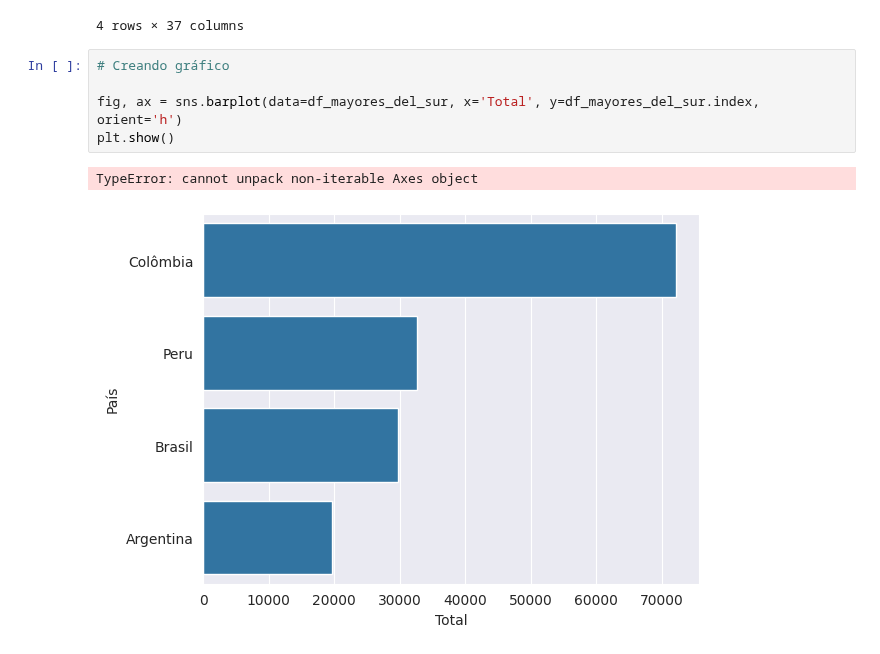
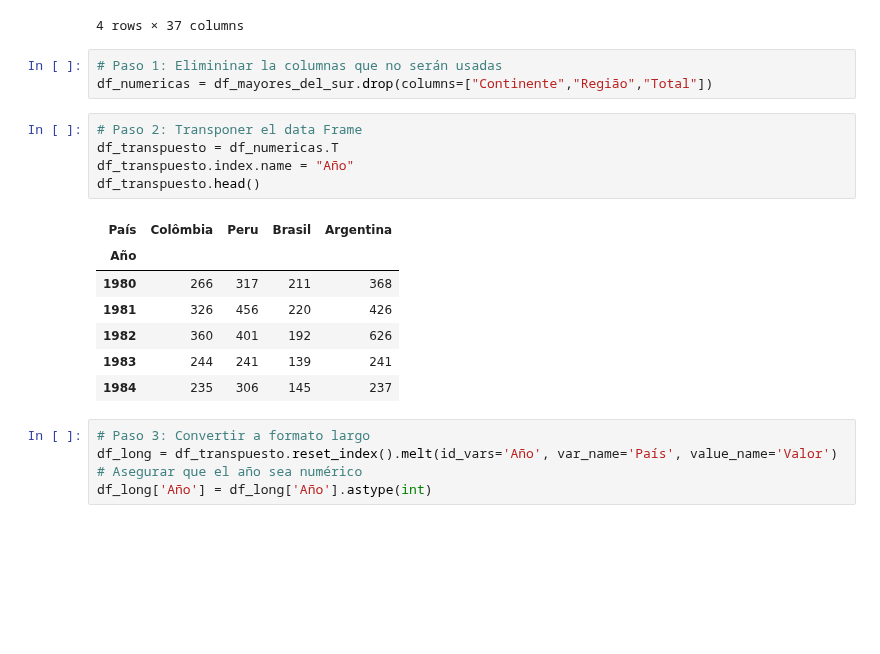
Before and after one commit to ygor-github/data_visualization, a Jupyter notebook: desafios.ipynb, the cells around one changed output. Cells and saved outputs as stored; diff of their text form; blank space fills up the shorter version.

```diff
--- a/desafios.ipynb
+++ b/desafios.ipynb
@@ -299,10 +299,23 @@ df_mayores_del_sur
 | Argentina | América Latina e o Caribe | América do Sul | 368 | 426 | 626 | 241 | 237 | 196 | 213 | 519 | ... | ... |
 4 rows × 37 columns
 # %%
-# Creando gráfico
-
-fig, ax = sns.barplot(data=df_mayores_del_sur, x='Total', y=df_mayores_del_sur.index, orient='h')
-plt.show()
+# Paso 1: Elimininar la columnas que no serán usadas
+df_numericas = df_mayores_del_sur.drop(columns=["Continente","Região","Total"])
-# %% [output]
-TypeError: cannot unpack non-iterable Axes object
-[figure, removed]
+# %%
+# Paso 2: Transponer el data Frame
+df_transpuesto = df_numericas.T
+df_transpuesto.index.name = "Año"
+df_transpuesto.head()
+# %% [output]
+| País | Colômbia | Peru | Brasil | Argentina |
+| Año |  |  |  |  |
+| 1980 | 266 | 317 | 211 | 368 |
+| 1981 | 326 | 456 | 220 | 426 |
+| 1982 | 360 | 401 | 192 | 626 |
+| 1983 | 244 | 241 | 139 | 241 |
+| 1984 | 235 | 306 | 145 | 237 |
+# %%
+# Paso 3: Convertir a formato largo
+df_long = df_transpuesto.reset_index().melt(id_vars='Año', var_name='País', value_name='Valor')
+# Asegurar que el año sea numérico
+df_long['Año'] = df_long['Año'].astype(int)
```
Also changed, not shown: parts of 3 cells of this notebook, 1 other file.
